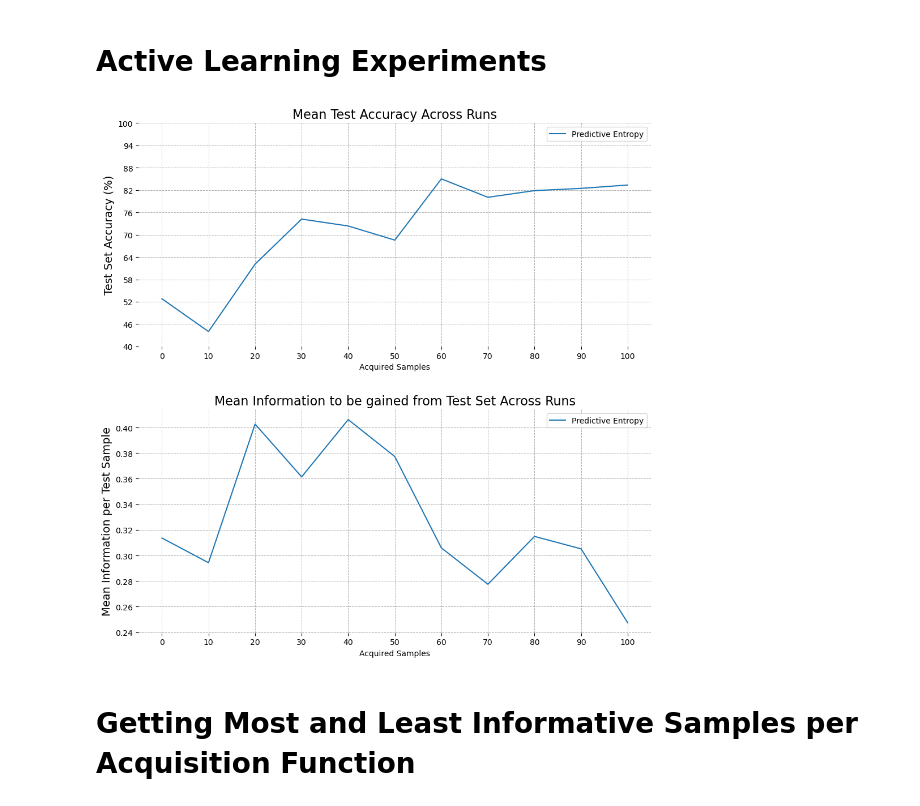
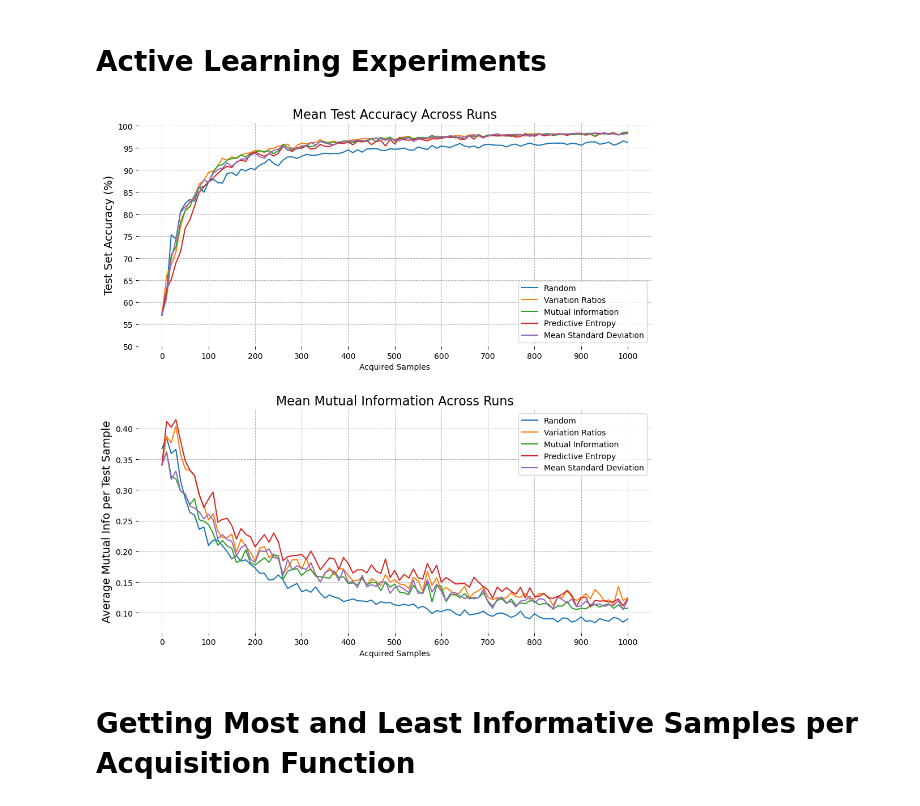
Before and after one commit to pilzpascal/2024s-bsc-practical-work, a Jupyter notebook: Active Learning.ipynb, the cells around one changed output. Saved outputs shown, nothing was run; the diff lists cells and outputs as text; code cells hidden in the pictures.

```diff
--- a/Active Learning.ipynb
+++ b/Active Learning.ipynb
@@ -38,13 +38,13 @@ experiments = get_experiments(which_acq_funcs=['predictive_entropy',
 
 experiment_results, save_path = run_experiments(experiments)
 # %%
-# save_path = EXPERIMENT_SAVE_PATH + 'expID-20240914_171842'
+save_path = EXPERIMENT_SAVE_PATH + 'expID-20240914_173249'
 with open(save_path, 'rb') as handle:
     loaded_experiment_results = pickle.load(handle)
 
 visualise_experiments(loaded_experiment_results)
 # %% [output]
-[figure, old version]
+[figure, new version]
 # %% [markdown]
 # Getting Most and Least Informative Samples per Acquisition Function
 # %%
```
Also changed, not shown: 2 other files.
